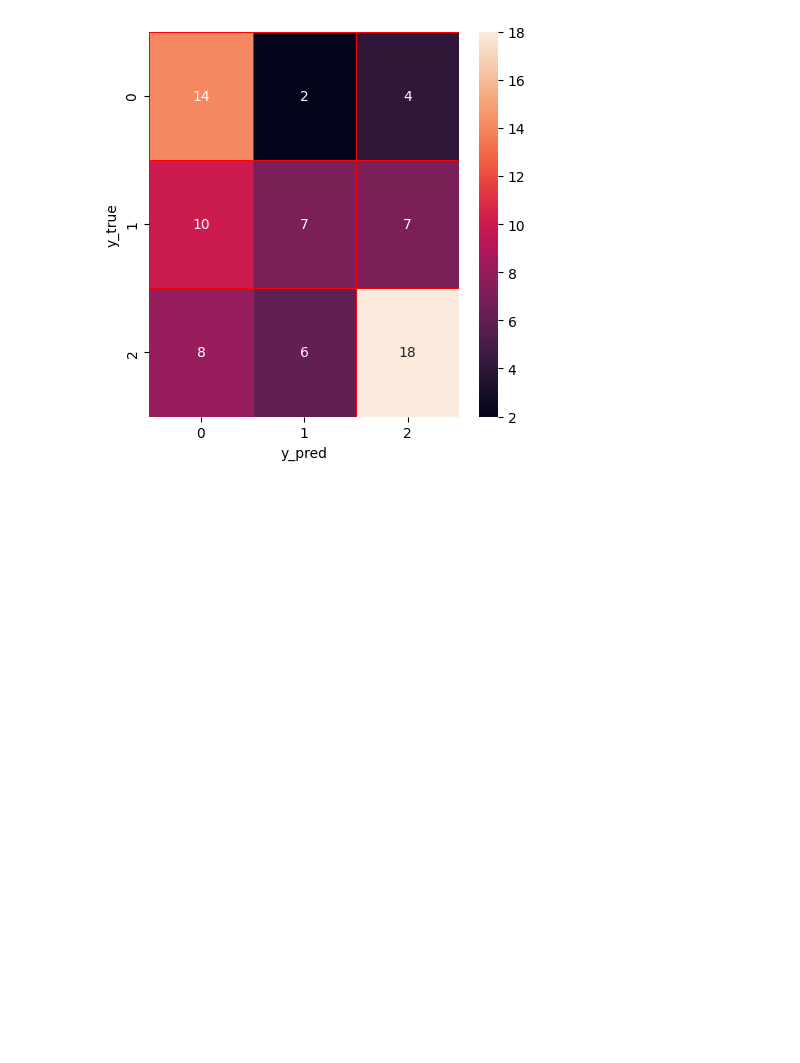
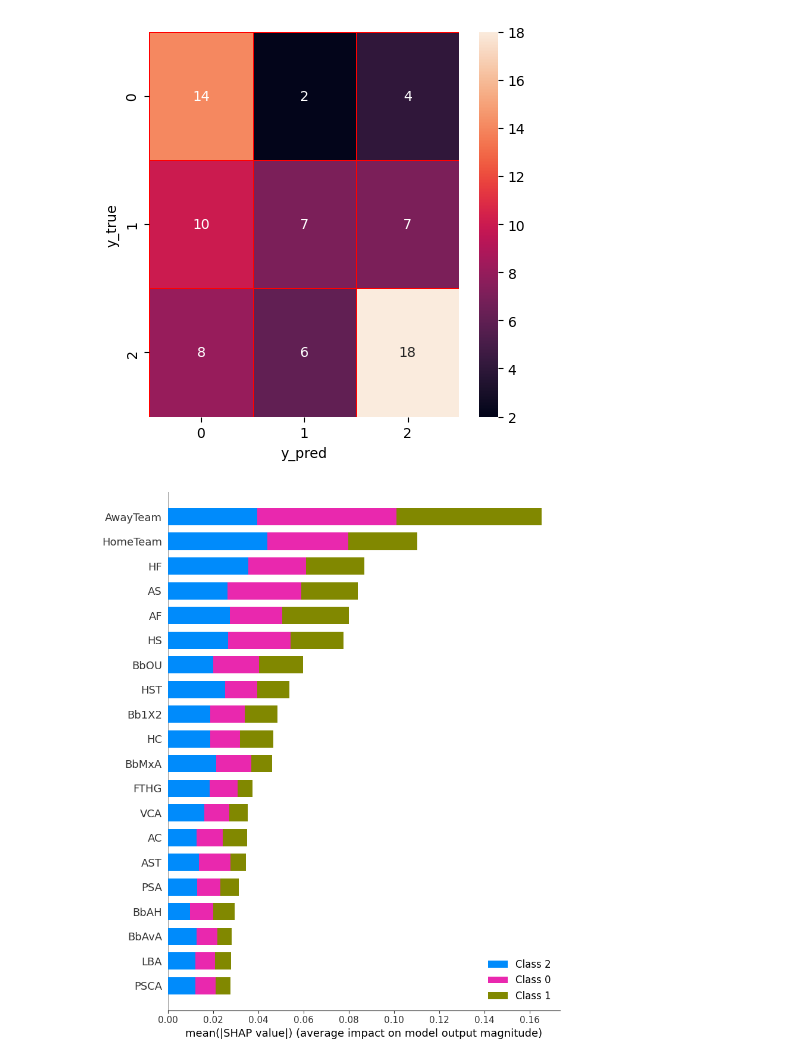
Before and after one commit to de218031/Python, a Jupyter notebook: Welcome_To_Colab.ipynb, the cells around one changed output. Saved outputs shown, nothing was run; the diff lists cells and outputs as text; code cells hidden in the pictures; blank space fills up the shorter version.

```diff
--- a/Welcome_To_Colab.ipynb
+++ b/Welcome_To_Colab.ipynb
@@ -244,3 +244,13 @@ knn_pre = knn_data['precision']
  [10  7  7]
  [ 8  6 18]]
 [figure]
+# %%
+import shap
+from sklearn.neighbors import KNeighborsClassifier
+import pandas as pd
+masker = shap.maskers.Independent(x_train)
+explainer = shap.Explainer(knn.predict_proba, masker, feature_names=x_train.columns.tolist())
+shap_values = explainer(x_train)
+shap.summary_plot(shap_values, x_train)
+# %% [output]
+[figure, added]
```
